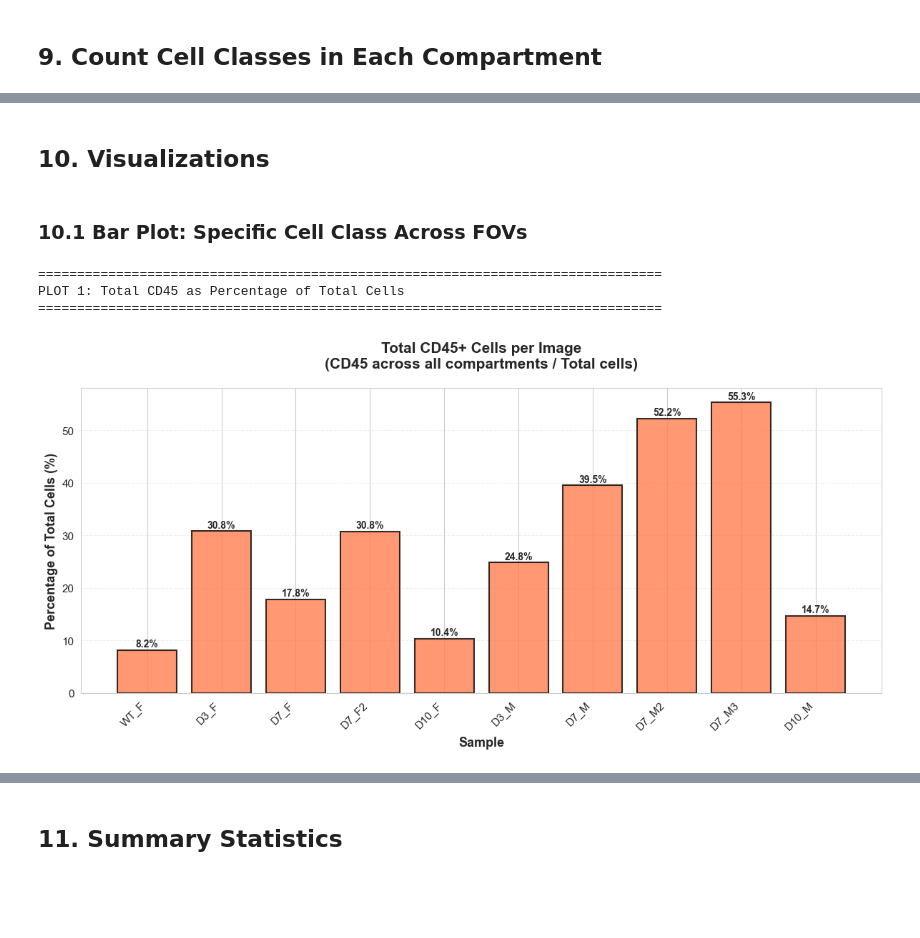
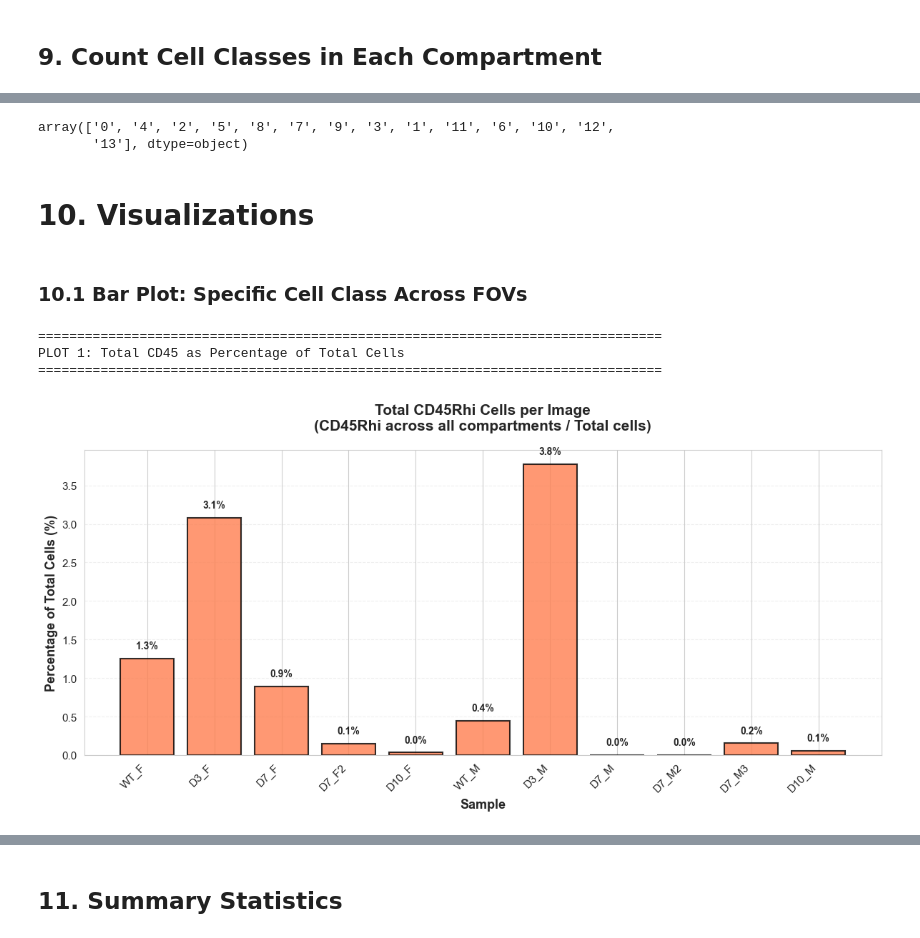
Before and after one commit to DominicBuxton/iMSC_Xenium_Phenocycler_Analysis, a Jupyter notebook: Registration/CellCount_manipulation.ipynb, the cells around one changed output, grey strips where cells are left out. Drawn from its saved outputs; the diff is of its cells as text; code cells hidden in the pictures; blank space fills up the shorter version.

```diff
--- a/Registration/CellCount_manipulation.ipynb
+++ b/Registration/CellCount_manipulation.ipynb
@@ -299,7 +332,7 @@ def get_total_cells_per_fov(fov_folder_path):
 # %%
 # UPDATE THESE PATHS
-FOV_FOLDER_PATH = "C:\\CellTune\\CellTune_Projects\\Psoriasis\\Images\\Input"  # Parent folder containing FOV subfolders (e.g., R7r2, R7r3, etc.)
-CELL_METADATA_CSV = "C:\\CellTune\\CellTune_Projects\\Psoriasis\\Populations\\Populations for Analysis\\Pred_AVG_General_ClassifierV1.csv"  # CSV with columns: fov, CellID, class
+FOV_FOLDER_PATH = r"D:\Dom\Psoriasis project\4th year data\CellTune\CellTune_Data\Images\registered images"  # Parent folder containing FOV subfolders (e.g., R7r2, R7r3, etc.)
+CELL_METADATA_CSV = r"D:\Dom\SpaceC test\outputs\Added_WT_M\minMark_classes.csv"  # CSV with columns: fov, CellID, class
 OVERLAP_THRESHOLD = 0.5  # Cells must have >50% of pixels in compartment to be counted
 
 print(f"FOV Folder: {FOV_FOLDER_PATH}")
@@ -323,7 +356,8 @@ replacement_key = {
     'R5r2': 'D10_M',
     'R6r1': 'D7_F2',
     'R6r2': 'D7_M2',
-    'R7r2': 'D7_M3'
+    'R7r2': 'D7_M3',
+    'R8r2': 'WT_M'
 }
 # %%
 # Calculate total cells and apply name replacement
@@ -346,8 +381,8 @@ fov_total_cells_renamed
 # %% [markdown]
 ## 7. Load Cell Metadata
 # %%
-# Load cell metadata
-cell_metadata_df = pd.read_csv(CELL_METADATA_CSV)
+# Load cell metadata (from celltune CSV)
+cell_metadata_df = pd.read_csv(CELL_METADATA_CSV, dtype = str)
 
 print(f"Loaded {len(cell_metadata_df)} cells")
 print(f"FOVs in metadata: {sorted(cell_metadata_df['fov'].unique())}")
@@ -368,0 +404,7 @@ First 5 rows:
+# %%
+#for those from an anndata object
+new_fov_names = {'0':'R2r1', '1':'R3r1', '2':'R3r2', '3':'R4r1', '4':'R4r2', '5':'R5r1', '6':'R5r2', '7':'R6r1', '8':'R6r2', '9':'R7r2', '10': 'R8r2'}
+cell_metadata_df['fov'] = cell_metadata_df['fov'].replace(new_fov_names)
+
+
+cell_metadata_df
@@ -538,40 +576,32 @@ print("Results saved to 'compartment_class_counts.csv'")
+# %%
+counts_df['class'].unique()
+# %% [output]
+array(['0', '4', '2', '5', '8', '7', '9', '3', '1', '11', '6', '10', '12',
+       '13'], dtype=object)
 # %% [markdown]
-## 10. Visualizations
+# 10. Visualizations
 # %% [markdown]
 ### 10.1 Bar Plot: Specific Cell Class Across FOVs
 # %%
-# Set style
-sns.set_style("whitegrid")
-plt.rcParams['figure.dpi'] = 100
+def plot_total_class_percentage(counts_df, fov_total_cells_renamed, cluster_name, cell_class):
+    # Get total cells per FOV across all compartments
+    compartments_summed = counts_df.groupby('fov')['count'].sum().reset_index()
+    compartments_summed.columns = ['fov', 'total_cells']
 
-#total CD45+ cells as a percentage of total cells for a given image
-def plot_total_cd45_percentage(counts_df, fov_total_cells_renamed, cell_class='CD45'):
-    """
-    Bar plot showing total CD45 (across all compartments) as % of total cells per image.
-
-    Args:
-        counts_df: DataFrame with columns [fov, compartment, class, count]
-        fov_total_cells_renamed: Dictionary mapping fov_name -> total_cell_count
-        cell_class: Cell class to plot (default 'CD45')
-
-    Returns:
-        DataFrame with cd45_totals and percentages
-    """
-    # Get all CD45 counts across all compartments for each FOV
+    # Get target class counts per FOV
     cd45_data = counts_df[counts_df['class'] == cell_class].copy()
-
-    # Sum CD45 counts across all compartments for each FOV
     cd45_totals = cd45_data.groupby('fov')['count'].sum().reset_index()
     cd45_totals.columns = ['fov', 'cd45_count']
 
-    # Add total cell counts
-    cd45_totals['total_cells'] = cd45_totals['fov'].map(fov_total_cells_renamed)
+    # Merge so all FOVs are retained, missing class counts become 0
+    cd45_totals = compartments_summed.merge(cd45_totals, on='fov', how='left')
+    cd45_totals['cd45_count'] = cd45_totals['cd45_count'].fillna(0)
 
     # Calculate percentage
     cd45_totals['percentage'] = (cd45_totals['cd45_count'] / cd45_totals['total_cells']) * 100
 
     # Define custom order for FOVs
-    fov_order = ['WT_F', 'D3_F', 'D7_F', 'D7_F2', 'D10_F', 'D3_M', 'D7_M', 'D7_M2', 'D7_M3', 'D10_M']
+    fov_order = ['WT_F', 'D3_F', 'D7_F', 'D7_F2', 'D10_F', 'WT_M', 'D3_M', 'D7_M', 'D7_M2', 'D7_M3', 'D10_M']
     fov_order = [fov for fov in fov_order if fov in cd45_totals['fov'].values]
 
     # Set categorical order and sort
@@ -585,40 +615,41 @@ def plot_total_cd45_percentage(counts_df, fov_total_cells_renamed, cell_class='C
 
     # Add percentage labels on bars
     for i, (idx, row) in enumerate(cd45_totals.iterrows()):
-        plt.text(i, row['percentage'] + 0.2, f"{row['percentage']:.1f}%",
+        plt.text(i, row['percentage']+0.1, f"{row['percentage']:.1f}%",
                 ha='center', va='bottom', fontsize=10, fontweight='bold')
 
     plt.xlabel('Sample', fontsize=13, fontweight='bold')
     plt.ylabel('Percentage of Total Cells (%)', fontsize=13, fontweight='bold')
-    plt.title(f'Total {cell_class}+ Cells per Image\n({cell_class} across all compartments / Total cells)',
+    plt.title(f'Total {cluster_name} Cells per Image\n({cluster_name} across all compartments / Total cells)',
               fontsize=15, fontweight='bold', pad=20)
     plt.xticks(rotation=45, ha='right', fontsize=11)
     plt.yticks(fontsize=11)
     plt.grid(axis='y', alpha=0.3, linestyle='--', linewidth=0.8)
     plt.tight_layout()
     plt.show()
 
     # Print statistics
-    print(f"\nStatistics for Total {cell_class}+ as % of total cells:")
+    print(f"\nStatistics for Total {cluster_name} as % of total cells:")
     print(f"  Mean: {cd45_totals['percentage'].mean():.2f}%")
     print(f"  Std: {cd45_totals['percentage'].std():.2f}%")
     print(f"  Min: {cd45_totals['percentage'].min():.2f}%")
     print(f"  Max: {cd45_totals['percentage'].max():.2f}%")
 
     print(f"\nDetailed breakdown:")
     for idx, row in cd45_totals.iterrows():
-        print(f"  {row['fov']}: {row['cd45_count']} {cell_class}+ / {row['total_cells']} total = {row['percentage']:.2f}%")
+        print(f"  {row['fov']}: {row['cd45_count']} {cluster_name} / {row['total_cells']} total = {row['percentage']:.2f}%")
 
     return cd45_totals
+
 
 ####USAGE
 print("="*80)
 print("PLOT 1: Total CD45 as Percentage of Total Cells")
 print("="*80)
 
-cd45_totals = plot_total_cd45_percentage(counts_df, fov_total_cells_renamed, cell_class='CD45')
+cd45_totals = plot_total_class_percentage(counts_df, fov_total_cells_renamed, cluster_name='CD45Rhi', cell_class='9')
 # %% [output]
 ================================================================================
 PLOT 1: Total CD45 as Percentage of Total Cells
 ================================================================================
-[figure, old version]
+[figure, new version]
```
Also changed, not shown: parts of 29 cells of this notebook.
